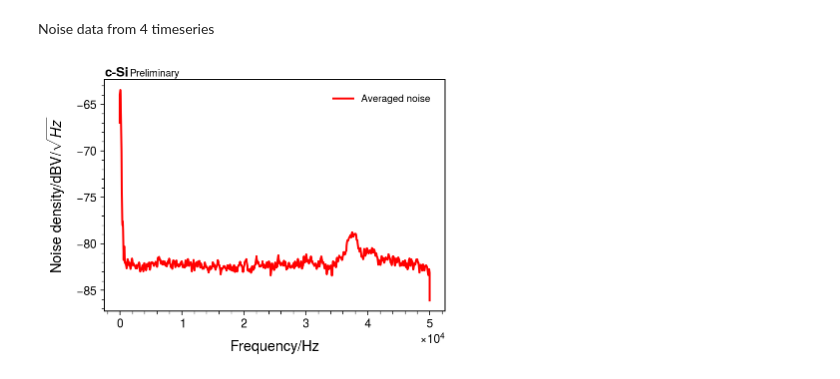
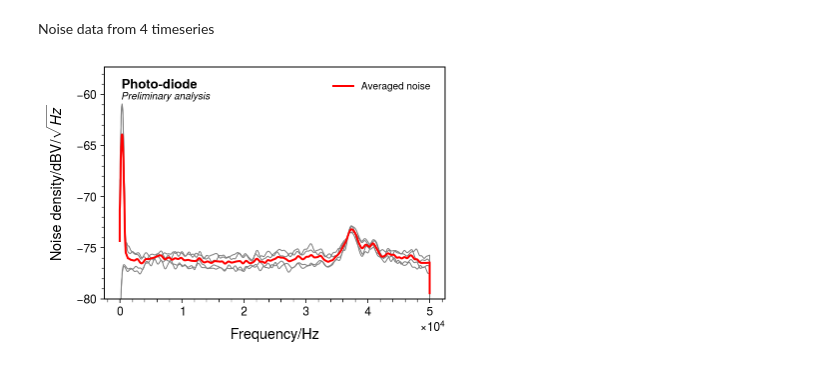
Before and after one commit to mattiasotgia/fresnel_cSi, a Jupyter notebook: analysis/noise_nds.ipynb, the cells around one changed output. Cells and saved outputs as stored; diff of their text form; code cells hidden in the pictures.

Commit message:
analysis updates

```diff
--- a/analysis/noise_nds.ipynb
+++ b/analysis/noise_nds.ipynb
@@ -18,16 +18,21 @@ data_noise = glob.glob('../data/noise/**')
 
 
 d = np.array([np.loadtxt(data, skiprows=24) for data in data_noise])
-d_avg = d.mean(0)
+d_avg = np.concatenate(d)
 # %%
-f, nsd = scipy.signal.welch(d_avg, 1e5, nfft=1e5, nperseg=1e3)
-nsd = 10 * np.log10(nsd)
-plt.plot(f,nsd, 'r', label='Averaged noise')
+f, nsd = scipy.signal.welch(d_avg, 1e5, nfft=1e5)
+nsd = 20 * np.log10(np.sqrt(nsd))
+plt.plot(f,nsd, 'r', label='Averaged noise', zorder=10)
+for di in d:
+    f, nsd = scipy.signal.welch(di, 1e5, nfft=1e5)
+    nsd = 20 * np.log10(np.sqrt(nsd))
+    plt.plot(f,nsd, 'gray', lw=1)
 plt.xlabel('Frequency/Hz')
 plt.ylabel('Noise density/$\mathrm{dBV}/\sqrt{Hz}$')
-hep.label.exp_text('c-Si', 'Preliminary')
+hep.label.exp_text('Photo-diode', 'Preliminary analysis', loc=2, italic=(False, True))
 plt.legend()
-# plt.xlim(0,5_000)
-plt.savefig('noise_nds.pdf', bbox_inches='tight')
+plt.ylim(-80,-57.33)
+# plt.xlim(0, 10_000)
+plt.savefig('../figures/noise_nds.pdf', bbox_inches='tight')
 # %% [output]
-[figure, old version]
+[figure, new version]
```
Also changed, not shown: 7 other files.
